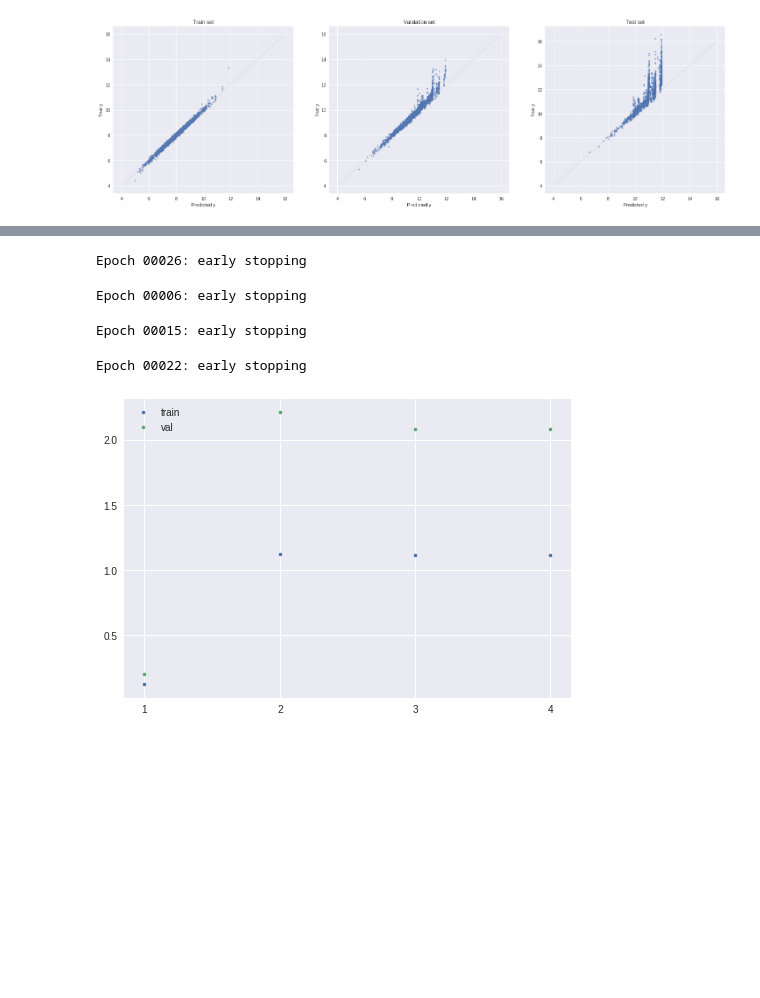
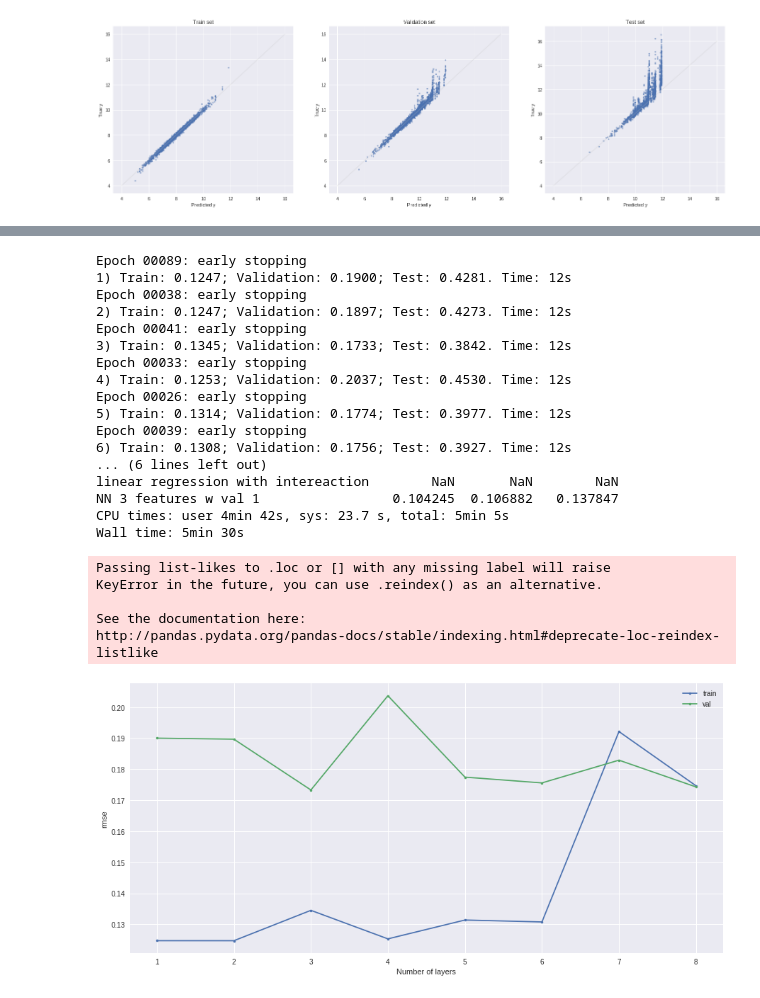
Before and after one commit to aunz/ds, a Jupyter notebook: Modelling_interaction.ipynb, the cells around one changed output, grey strips where cells are left out. Saved outputs shown, nothing was run; the diff lists cells and outputs as text; code cells hidden in the pictures; blank space fills up the shorter version.

```diff
--- a/Modelling_interaction.ipynb
+++ b/Modelling_interaction.ipynb
@@ -116,5 +118,5 @@ coef: [7.01848067 9.00683918]
 # %%
-# when we allow intereaction
+# when we allow interaction
 
 reg = LinearRegression()
 reg.fit(np.column_stack([X_train, X_train[:,0] * X_train[:, 1]]), y_train) # add another column (feature) composed of x1 * x2
@@ -129,6 +131,6 @@ s2 = score(reg.predict(np.column_stack([X_val, X_val[:,0] * X_val[:, 1]])), y_va
 plt.subplot(1, 3, 3)
 s3 = score(reg.predict(np.column_stack([X_test, X_test[:,0] * X_test[:, 1]])), y_test)
 
-scores.loc['linear regression with intereaction',:] = [s1, s2, s3]
+scores.loc['linear regression with interaction',:] = [s1, s2, s3]
 scores.iloc[[-1]]
 # %% [output]
@@ -140,7 +150,7 @@ coef: [3.00931949 5.01960111 7.99446344]
 # %%
-from sklearn import svm
+from sklearn.svm import SVR
 
-reg = svm.SVR()
+reg = SVR()
 reg.fit(X_train, y_train)
 
 plt.figure(figsize=(25, 7))
@@ -400,31 +763,63 @@ model.get_weights()
 # %%
-# tuning for number of hidden layer
-
-from tqdm import tqdm # for progress bar
+%%time
+# tune for numbers of hidden layer
 
 score_train = []
 score_val = []
-ranges = range(1, 5)
+ranges = range(1, 9)
 
-for i in tqdm(ranges, leave=False):
+for i in ranges:
+    start = time()
     model = Sequential()
-    model.add(Dense(4, input_shape=(2,), activation='relu'))
-    for j in range(i): model.add(Dense(4, activation='relu')) # hidden layer, just 2 neurons
+    model.add(Dense(3, input_shape=(2,)))
+    for j in range(1, i): model.add(Dense(3))
     model.add(Dense(1))
 
-    model.compile(loss='mean_squared_error', optimizer='sgd')
+    model.compile(loss='mse', optimizer='rmsprop')
     model.fit(X_train, y_train, epochs=1000, validation_data=(X_val, y_val), callbacks=earlyStopping, verbose=0)
 
-    score_train.append(score(model.predict(X_train), y_train, plot=False))
-    score_val.append(score(model.predict(X_val), y_val, plot=False))
+    s1 = score(model.predict(X_train), y_train, plot=0)
+    s2 = score(model.predict(X_val), y_val, plot=0)
+    s3 = score(model.predict(X_test), y_test, plot=0)
 
-plt.plot(ranges, score_train, '.', label='train', )
-plt.plot(ranges, score_val, '.', label='val')
-plt.xticks(ranges)
+    score_train.append(s1)
+    score_val.append(s2)
+
+    scores.loc[f'NN layers {i}',:] = [s1, s2, s3]
+
+    print(f'''{i}) Train: {s1:.4f}; Validation: {s2:.4f}; Test: {s3:.4f}. Time: {time_taken:.0f}s''')
+
+
+plt.figure(figsize=(15, 7))
+plt.plot((ranges), score_train, '.-', label='train')
+plt.plot((ranges), score_val, '.-', label='val')
+plt.xlabel('Number of layers')
+plt.ylabel('rmse')
+plt.xticks(ranges, ranges)
 plt.legend();
+
+print(scores.loc[['best', 'linear regression with intereaction', 'NN 3 features w val 1']])
 # %% [output]
+Epoch 00089: early stopping
+1) Train: 0.1247; Validation: 0.1900; Test: 0.4281. Time: 12s
+Epoch 00038: early stopping
+2) Train: 0.1247; Validation: 0.1897; Test: 0.4273. Time: 12s
+Epoch 00041: early stopping
+3) Train: 0.1345; Validation: 0.1733; Test: 0.3842. Time: 12s
+Epoch 00033: early stopping
+4) Train: 0.1253; Validation: 0.2037; Test: 0.4530. Time: 12s
 Epoch 00026: early stopping
+5) Train: 0.1314; Validation: 0.1774; Test: 0.3977. Time: 12s
+Epoch 00039: early stopping
+6) Train: 0.1308; Validation: 0.1756; Test: 0.3927. Time: 12s
+... (6 lines left out)
+linear regression with intereaction        NaN       NaN        NaN
+NN 3 features w val 1                 0.104245  0.106882   0.137847
+CPU times: user 4min 42s, sys: 23.7 s, total: 5min 5s
+Wall time: 5min 30s
-Epoch 00006: early stopping
+Passing list-likes to .loc or [] with any missing label will raise
+KeyError in the future, you can use .reindex() as an alternative.
+
+See the documentation here:
+http://pandas.pydata.org/pandas-docs/stable/indexing.html#deprecate-loc-reindex-listlike
-Epoch 00015: early stopping
-Epoch 00022: early stopping
-[figure, old version]
+[figure, new version]
```
Also changed, not shown: parts of 42 cells of this notebook.
